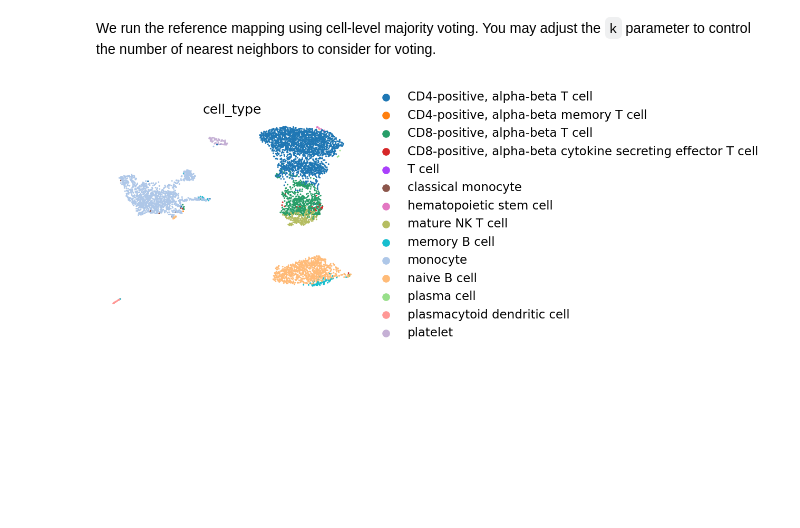
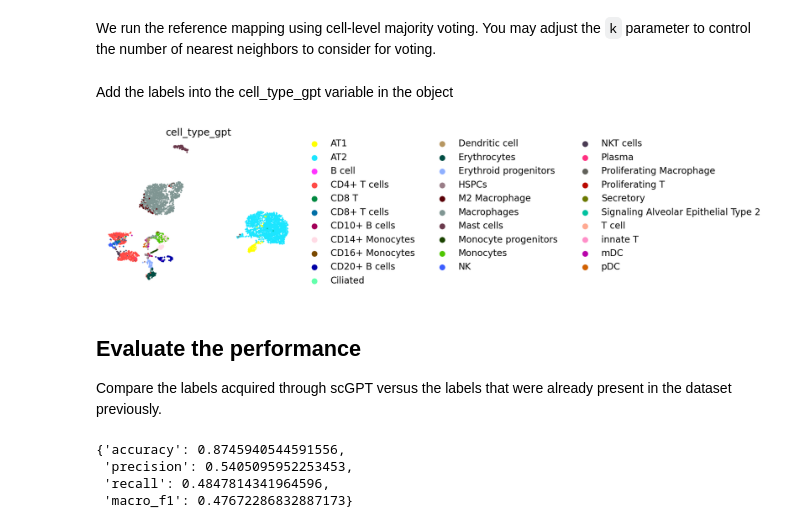
Before and after one commit to jvfe/scgpt_experiments, a Jupyter notebook: analysis/jupyter/Ref_Mapping.ipynb, the cells around one changed output. Drawn from its saved outputs; the diff is of its cells as text; code cells hidden in the pictures; blank space fills up the shorter version.

Commit message:
refactor: Update test data and add evaluation
Signed-off-by: jvfe <jvfecav@gmail.com>

```diff
--- a/analysis/jupyter/Ref_Mapping.ipynb
+++ b/analysis/jupyter/Ref_Mapping.ipynb
@@ -51,12 +51,12 @@ warnings.filterwarnings("ignore", category=ResourceWarning)
 # %% [markdown]
 Load the dataset, you may download the dataset from [here](https://drive.google.com/drive/folders/1jSPoPunGQOmd71vDsK0FS7UvmDhGdhQS?usp=sharing). We set the columns storing gene name columns, batch key and cell type key.
 # %%
-model_dir = Path("../../../scGPT_human")
-adata = sc.read_h5ad('../../../blood_atlas_with_symbols.h5ad')
-test_adata = sc.read_h5ad('../../../sce.h5ad')
+model_dir = Path("../../data/model/")
+adata = sc.read_h5ad('../../data/covid/batch_covid_subsampled_train.h5ad')
+test_adata = sc.read_h5ad('../../data/covid/batch_covid_subsampled_test.h5ad')
 
-cell_type_key = "cell_type"
-gene_col = "name"
+cell_type_key = "celltype"
+gene_col = "gene_name"
 # %%
 test_adata
 # %% [output]
@@ -157,10 +158,30 @@ for k in idx_list:
+# %% [markdown]
+Add the labels into the cell_type_gpt variable in the object
 # %%
-test_embed_adata.obs["cell_type"] = preds
+test_embed_adata.obs["cell_type_gpt"] = preds
 # %%
 sc.pp.neighbors(test_embed_adata, use_rep="X_scGPT")
 sc.tl.umap(test_embed_adata)
 sc.pl.umap(
-    test_embed_adata, color=cell_type_key, wspace=0.4, frameon=False, ncols=1
+    test_embed_adata, color="cell_type_gpt", wspace=0.4, frameon=False, ncols=1
 )
 # %% [output]
-[figure, old version]
+[figure, new version]
+# %% [markdown]
+## Evaluate the performance
+
+Compare the labels acquired through scGPT versus the labels that were already present in the dataset previously.
+# %%
+res_dict = {
+    "accuracy": accuracy_score(gt, preds),
+    "precision": precision_score(gt, preds, average="macro"),
+    "recall": recall_score(gt, preds, average="macro"),
+    "macro_f1": f1_score(gt, preds, average="macro"),
+}
+
+res_dict
+# %% [output]
+{'accuracy': 0.8745940544591556,
+ 'precision': 0.5405095952253453,
+ 'recall': 0.4847814341964596,
+ 'macro_f1': 0.47672286832887173}
```
Also changed, not shown: parts of 6 cells of this notebook.
